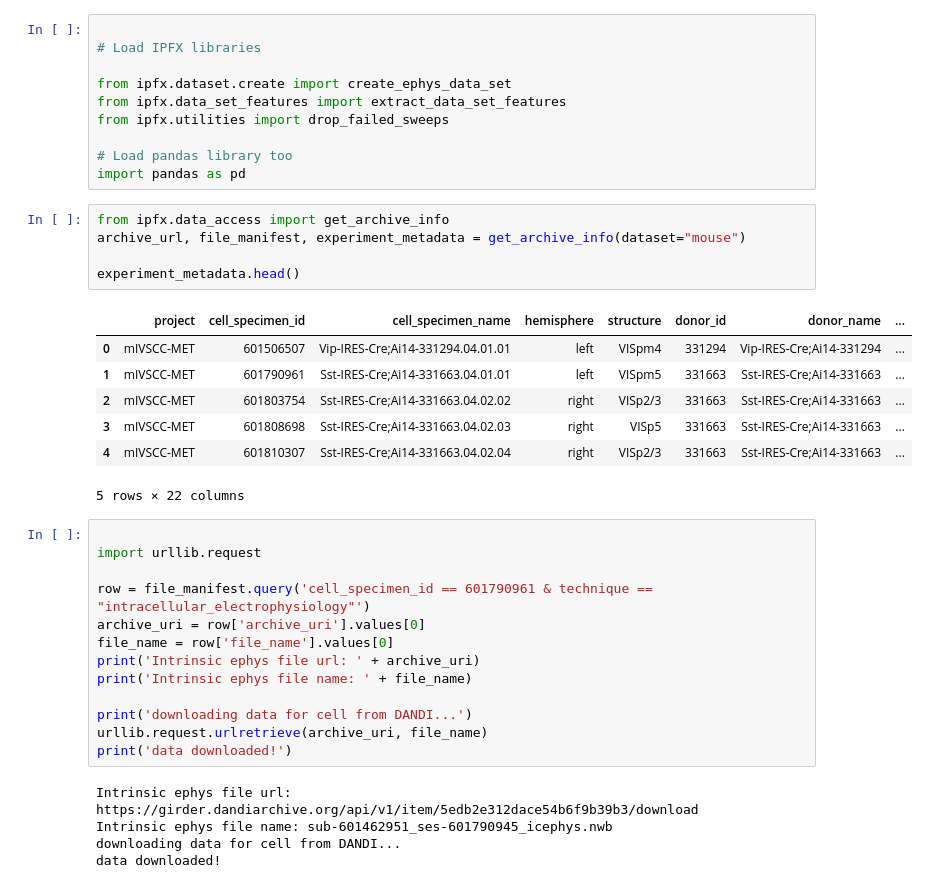
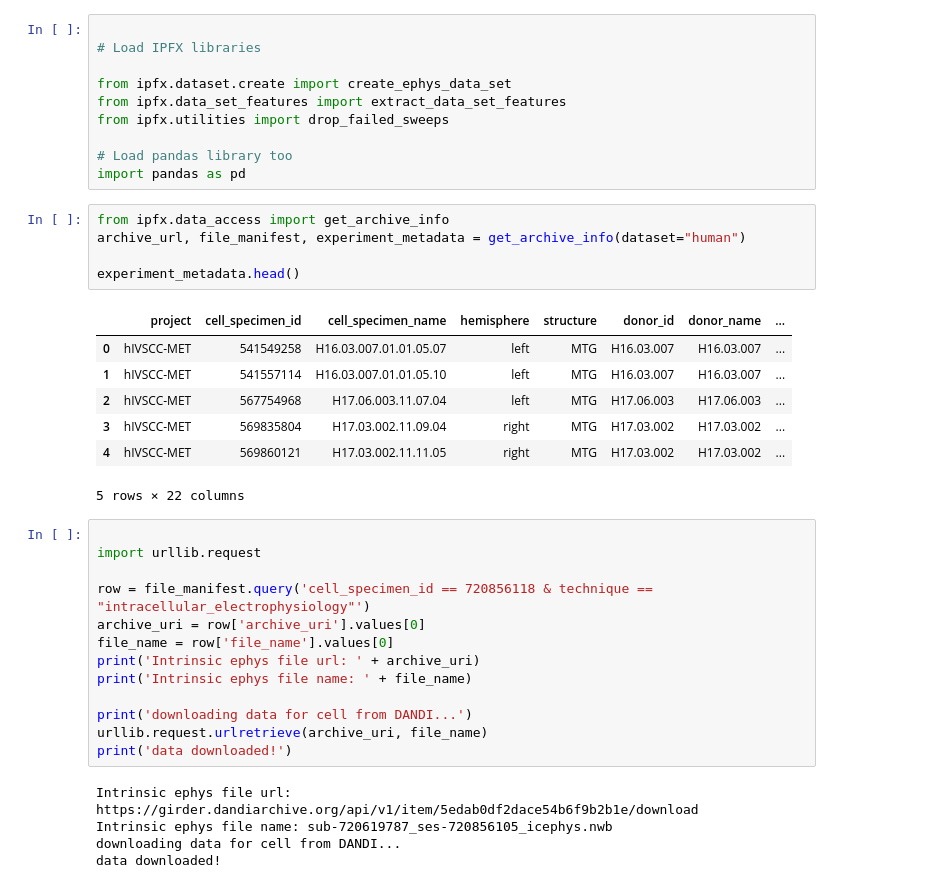
Before and after one commit to allen19981/NWB_IPFX_Allen, a Jupyter notebook: working sample.ipynb, the cells around one changed output. Cells and saved outputs as stored; diff of their text form.

```diff
--- a/working sample.ipynb
+++ b/working sample.ipynb
@@ -10,22 +10,22 @@ from ipfx.utilities import drop_failed_sweeps
 import pandas as pd
 # %%
 from ipfx.data_access import get_archive_info
-archive_url, file_manifest, experiment_metadata = get_archive_info(dataset="mouse")
+archive_url, file_manifest, experiment_metadata = get_archive_info(dataset="human")
 
 experiment_metadata.head()
 # %% [output]
 |  | project | cell_specimen_id | cell_specimen_name | hemisphere | structure | donor_id | donor_name | ... |
-| 0 | mIVSCC-MET | 601506507 | Vip-IRES-Cre;Ai14-331294.04.01.01 | left | VISpm4 | 331294 | Vip-IRES-Cre;Ai14-331294 | ... |
-| 1 | mIVSCC-MET | 601790961 | Sst-IRES-Cre;Ai14-331663.04.01.01 | left | VISpm5 | 331663 | Sst-IRES-Cre;Ai14-331663 | ... |
-| 2 | mIVSCC-MET | 601803754 | Sst-IRES-Cre;Ai14-331663.04.02.02 | right | VISp2/3 | 331663 | Sst-IRES-Cre;Ai14-331663 | ... |
-| 3 | mIVSCC-MET | 601808698 | Sst-IRES-Cre;Ai14-331663.04.02.03 | right | VISp5 | 331663 | Sst-IRES-Cre;Ai14-331663 | ... |
-| 4 | mIVSCC-MET | 601810307 | Sst-IRES-Cre;Ai14-331663.04.02.04 | right | VISp2/3 | 331663 | Sst-IRES-Cre;Ai14-331663 | ... |
+| 0 | hIVSCC-MET | 541549258 | H16.03.007.01.01.05.07 | left | MTG | H16.03.007 | H16.03.007 | ... |
+| 1 | hIVSCC-MET | 541557114 | H16.03.007.01.01.05.10 | left | MTG | H16.03.007 | H16.03.007 | ... |
+| 2 | hIVSCC-MET | 567754968 | H17.06.003.11.07.04 | left | MTG | H17.06.003 | H17.06.003 | ... |
+| 3 | hIVSCC-MET | 569835804 | H17.03.002.11.09.04 | right | MTG | H17.03.002 | H17.03.002 | ... |
+| 4 | hIVSCC-MET | 569860121 | H17.03.002.11.11.05 | right | MTG | H17.03.002 | H17.03.002 | ... |
 5 rows × 22 columns
 # %%
 
 import urllib.request
 
-row = file_manifest.query('cell_specimen_id == 601790961 & technique == "intracellular_electrophysiology"')
+row = file_manifest.query('cell_specimen_id == 720856118 & technique == "intracellular_electrophysiology"')
 archive_uri = row['archive_uri'].values[0]
 file_name = row['file_name'].values[0]
 print('Intrinsic ephys file url: ' + archive_uri)
@@ -35,8 +35,8 @@ print('downloading data for cell from DANDI...')
 urllib.request.urlretrieve(archive_uri, file_name)
 print('data downloaded!')
 # %% [output]
-Intrinsic ephys file url: https://girder.dandiarchive.org/api/v1/item/5edb2e312dace54b6f9b39b3/download
-Intrinsic ephys file name: sub-601462951_ses-601790945_icephys.nwb
+Intrinsic ephys file url: https://girder.dandiarchive.org/api/v1/item/5edab0df2dace54b6f9b2b1e/download
+Intrinsic ephys file name: sub-720619787_ses-720856105_icephys.nwb
 downloading data for cell from DANDI...
 data downloaded!
 # %%
```
Also changed, not shown: parts of 5 cells of this notebook, 3 other files.
